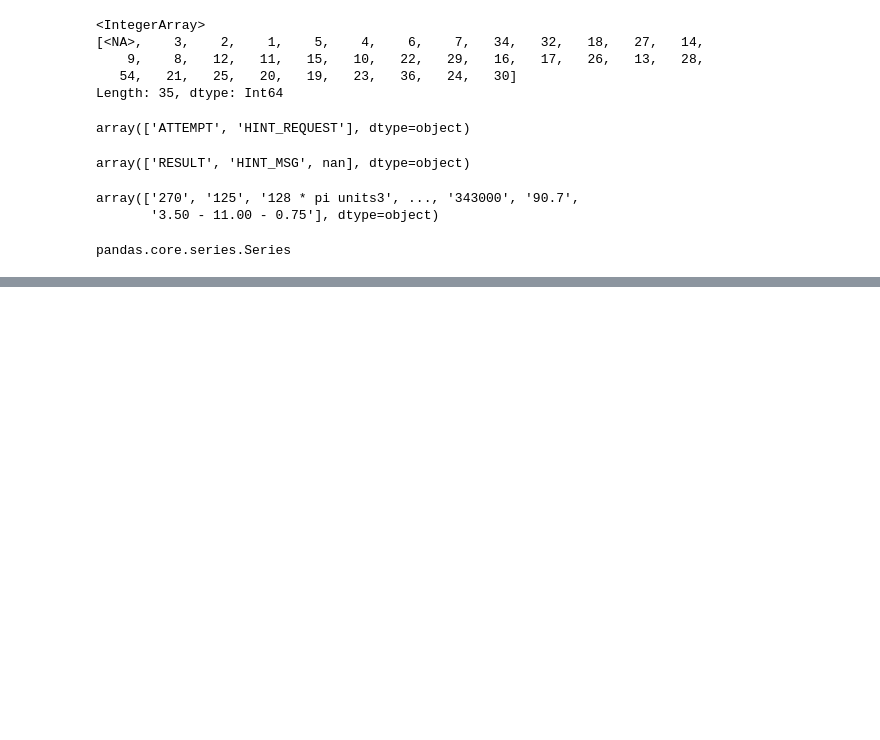
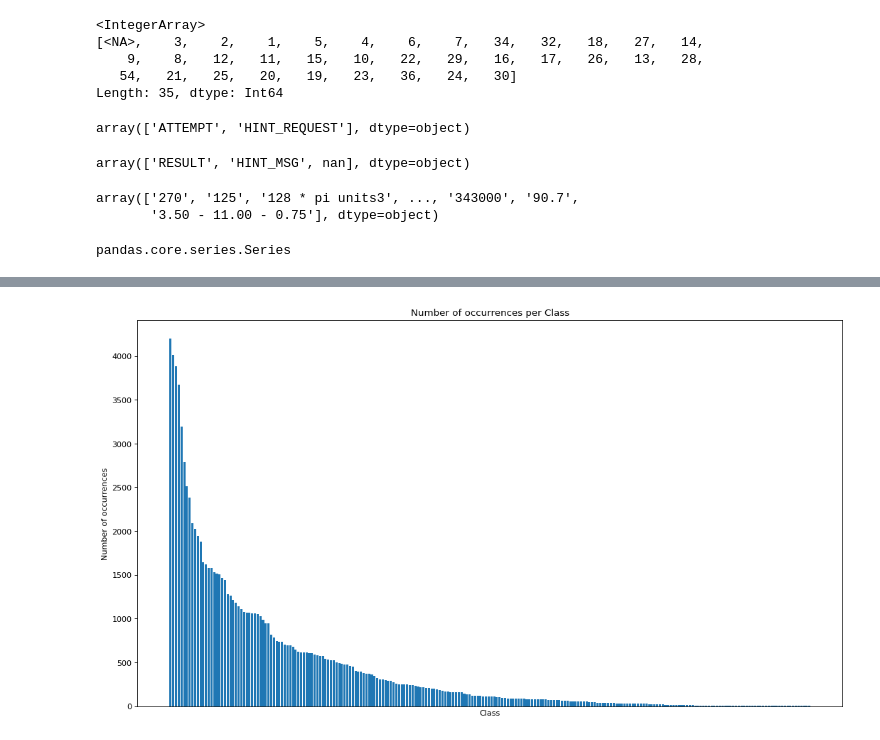
Before and after one commit to boa50/intelligent-tutoring-analysis, a Jupyter notebook: Analysis.ipynb, the cells around one changed output, grey strips where cells are left out. Drawn from its saved outputs; the diff is of its cells as text; code cells hidden in the pictures; blank space fills up the shorter version.

```diff
--- a/Analysis.ipynb
+++ b/Analysis.ipynb
@@ -410,0 +507,6 @@ plot_bar(data, title='Number of occurrences per School', xlabel='School')
+# %%
+data = df_sample['Class'].value_counts()
+plot_bar(data, title='Number of occurrences per Class', xlabel='Class', show_xticks=False)
+# Hide the xticks because there is a lot of distinct values to show and the importance of this char is to show the distribution not the values by itself
+# %% [output]
+[figure, added]
```
Also changed, not shown: parts of 37 cells of this notebook.
